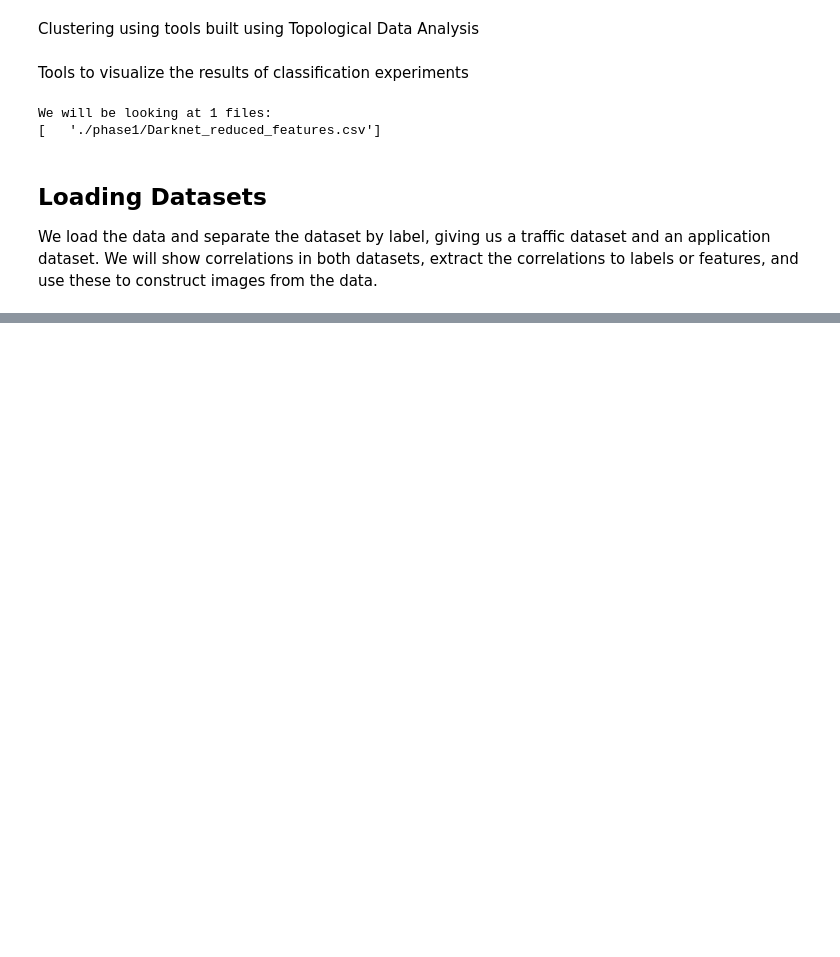
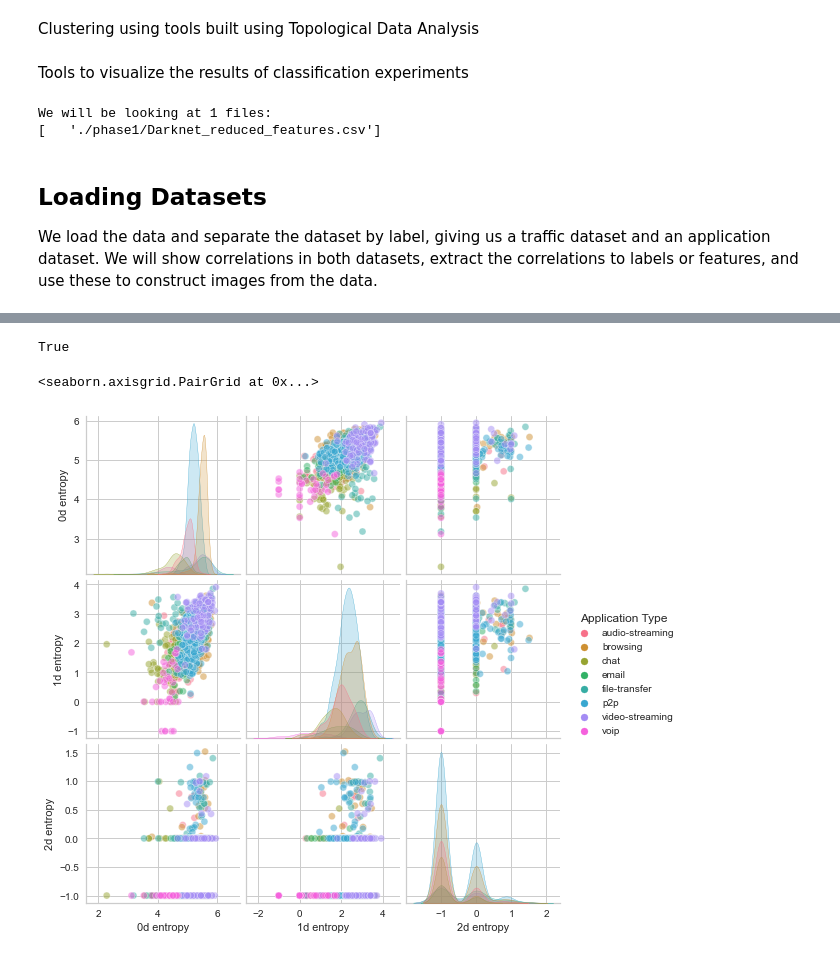
Before and after one commit to Karson-Fye/CMUDarknet, a Jupyter notebook: Data/Dataset_Topology_2.ipynb, the cells around one changed output, grey strips where cells are left out. Drawn from its saved outputs; the diff is of its cells as text; code cells hidden in the pictures; blank space fills up the shorter version.

```diff
--- a/Data/Dataset_Topology_2.ipynb
+++ b/Data/Dataset_Topology_2.ipynb
@@ -619,7 +636,13 @@ current_job: int = 0
 # %% [markdown]
 Functions to run classification experiments or to transform and split the data
 # %%
-def run_deep_nn_experiment(df: pd.DataFrame, name: str, target_label: str, shape: tuple, categorical: list = ['Protocol'], scale: bool= False, leave_out: list = []) -> Model_data:
+Model_data = namedtuple(
+    'model_data',
+    ['name', 'model', 'classes', 'X_train', 'y_train', 'X_test', 'y_test', 'to', 'dls', 'model_type']
+)
+
+
+def run_deep_nn_experiment(df: pd.DataFrame, name: str, target_label: str, shape: tuple, split=0.2, categorical: list = ['Protocol'], scale: bool= False, leave_out: list = []) -> Model_data:
     '''
         Run binary classification on a given dataframe, saving the model as {name}.model
         returns the 8-tuple with the following indicies:
@@ -655,7 +678,7 @@ def run_deep_nn_experiment(df: pd.DataFrame, name: str, target_label: str, shape
     if(scale):
         procs.append(Normal)
 
-    splits = RandomSplitter(valid_pct=0.2, seed=seed)(range_of(df))
+    splits = RandomSplitter(valid_pct=split, seed=seed)(range_of(df))
 
     # The dataframe is loaded into a fastai datastructure now that
     # the feature engineering pipeline has been set up
@@ -723,7 +746,7 @@ def run_deep_nn_experiment(df: pd.DataFrame, name: str, target_label: str, shape
 
 
 
-def run_knn_experiment(df: pd.DataFrame, name: str, target_label: str, categorical : list = ['Protocol'], leave_out: list = []) -> Model_data:
+def run_knn_experiment(df: pd.DataFrame, name: str, target_label: str, split=0.2, categorical : list = ['Protocol'], leave_out: list = []) -> Model_data:
     '''
         Run binary classification using K-Nearest Neighbors
         returns the 10-tuple Model_data
@@ -755,7 +778,7 @@ def run_knn_experiment(df: pd.DataFrame, name: str, target_label: str, categoric
     # all within a pipeline to prevent the normalization from leaking details
     # about the test sets through the normalized mapping of the training sets
     procs = [FillMissing, Categorify, Normalize]
-    splits = RandomSplitter(valid_pct=0.2, seed=seed)(range_of(df))
+    splits = RandomSplitter(valid_pct=split, seed=seed)(range_of(df))
 
 
     # The dataframe is loaded into a fastai datastructure now that
@@ -816,7 +839,7 @@ def run_knn_experiment(df: pd.DataFrame, name: str, target_label: str, categoric
 
 
 
-def transform_and_split_data(df: pd.DataFrame, target_label: str, split=0.2, name='', categorical : list = ['Protocol'], scale:bool = False, leave_out: list = []) -> Model_data:
+def transform_and_split_data(df: pd.DataFrame, target_label: str, split=0, name='', categorical : list = ['Protocol'], scale:bool = False, leave_out: list = []) -> Model_data:
     '''
         Transform and split the data into a train and test set
         returns the 10-tuple with the following indicies:
@@ -2146,0 +2350,21 @@ final_pic.show()
+# %%
+type(pca_data) == PCA_data
+# type(pca_data) == type(traffic_dataset_1['Data'])
+# type(application_dataset_1['Data']) == type(traffic_dataset_1['Data'])
+# %% [output]
+True
+# %%
+td = traffic_dataset_1['n_100_TDA_0_1_2']
+ad = application_dataset_1['n_100_TDA_0_1_2']
+
+
+tdm = top_to_model_data(td)
+adm = top_to_model_data(ad)
+
+figs1 = faceted_clusters_by_label_2D(tdm, '0d entropy', '1d entropy', 'Traffic Type', samples=1400)
+figs2 = faceted_clusters_by_label_2D(adm, '0d entropy', '1d entropy', 'Application Type', samples=1400)
+# %%
+sns.pairplot(ad.Xy, hue='Application Type', plot_kws={'alpha': 0.5})
+# %% [output]
+<seaborn.axisgrid.PairGrid at 0x...>
+[figure, added]
```
Also changed, not shown: parts of 105 cells of this notebook, 18 other files.
